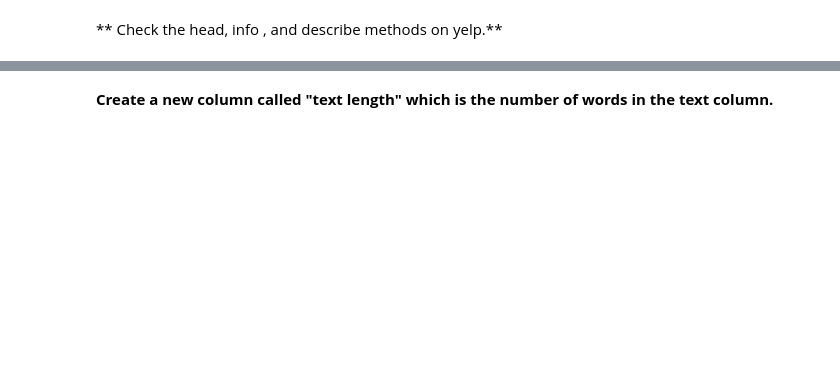
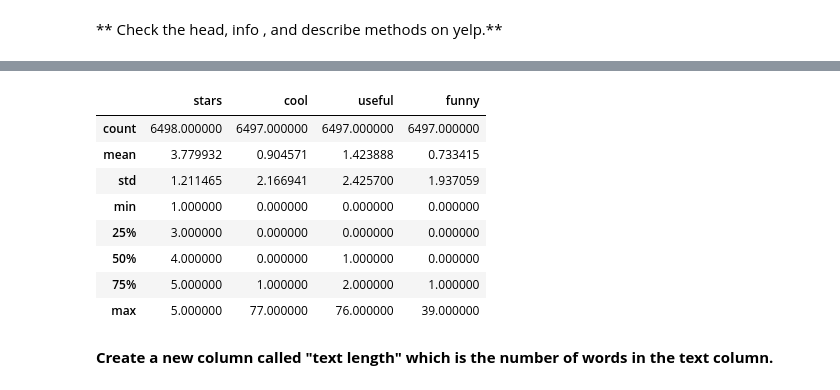
Before and after one commit to sathishkumar118/NLP---Movie-review---Udemy-Solution, a Jupyter notebook: 02_NLP_Project.ipynb, the cells around one changed output, grey strips where cells are left out. Cells and saved outputs as stored; diff of their text form; code cells hidden in the pictures; blank space fills up the shorter version.

```diff
--- a/02_NLP_Project.ipynb
+++ b/02_NLP_Project.ipynb
@@ -71,2 +66,14 @@ memory usage: 781.3+ KB
+# %%
+yelp.describe()
+# %% [output]
+|  | stars | cool | useful | funny |
+| count | 6498.000000 | 6497.000000 | 6497.000000 | 6497.000000 |
+| mean | 3.779932 | 0.904571 | 1.423888 | 0.733415 |
+| std | 1.211465 | 2.166941 | 2.425700 | 1.937059 |
+| min | 1.000000 | 0.000000 | 0.000000 | 0.000000 |
+| 25% | 3.000000 | 0.000000 | 0.000000 | 0.000000 |
+| 50% | 4.000000 | 0.000000 | 1.000000 | 0.000000 |
+| 75% | 5.000000 | 1.000000 | 2.000000 | 1.000000 |
+| max | 5.000000 | 77.000000 | 76.000000 | 39.000000 |
 # %% [markdown]
 **Create a new column called "text length" which is the number of words in the text column.**
```
Also changed, not shown: parts of 9 cells of this notebook.
